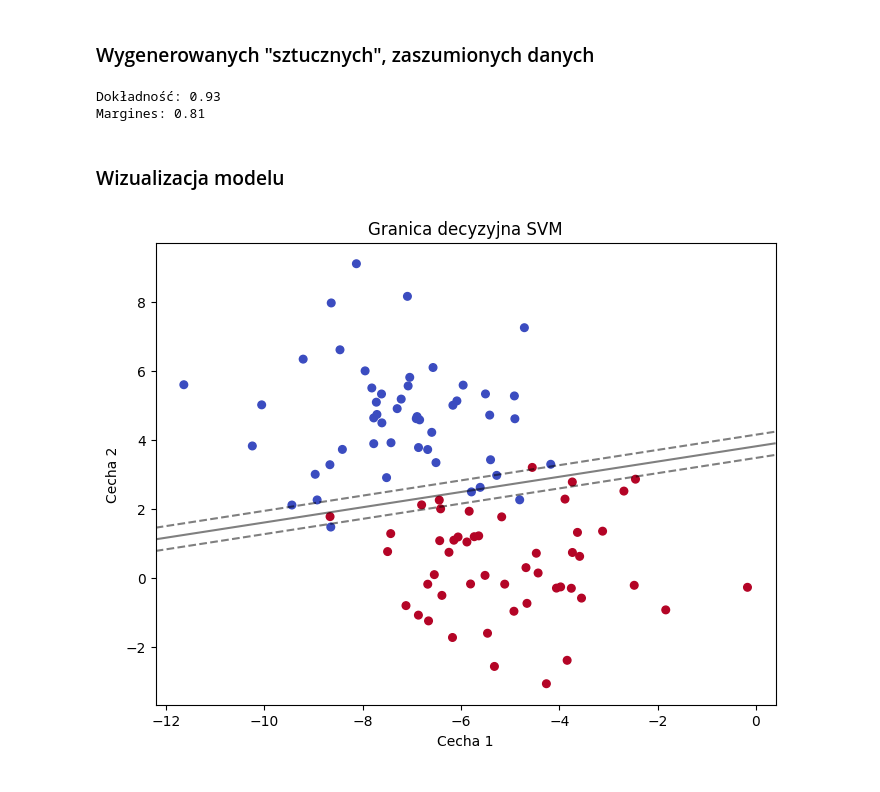
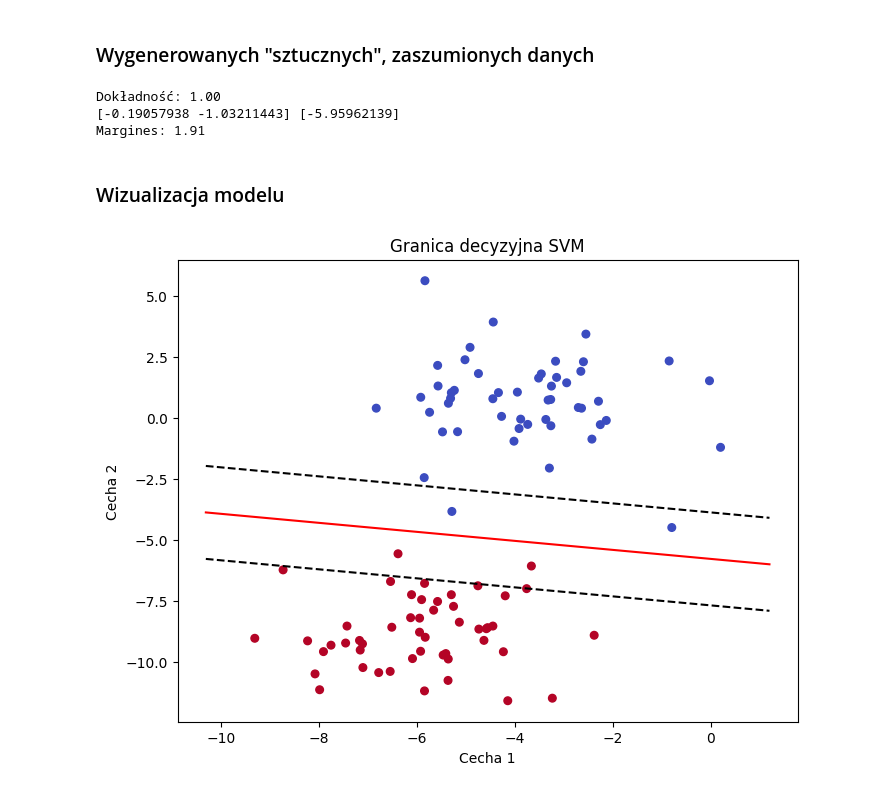
Before and after one commit to November7/AI4Youth, a Jupyter notebook: Spotkanie 3 [27.06.2025]/Modele ML/Wektory nośne.ipynb, the cells around one changed output. Cells and saved outputs as stored; diff of their text form; code cells hidden in the pictures.

```diff
--- a/Spotkanie 3 [27.06.2025]/Modele ML/Wektory nośne.ipynb
+++ b/Spotkanie 3 [27.06.2025]/Modele ML/Wektory nośne.ipynb
@@ -9,50 +9,43 @@ from sklearn import datasets
 from sklearn.svm import SVC
 from sklearn.model_selection import train_test_split
 
-# Generowanie danych: dwie "zaszumione" klasy
-X, y = datasets.make_blobs(n_samples=100, centers=2, random_state=12, cluster_std=1.5)
+X, y = datasets.make_blobs(n_samples=100, centers=2, random_state=17, cluster_std=1.5)
 
 X_train, X_test, y_train, y_test = train_test_split(X, y, test_size=0.3, random_state=42)
 
-# Tworzenie modelu SVM z liniowym jądrem
-c = 10000
-model = SVC(kernel='linear', C=c)
+model = SVC(kernel='linear', C=100)
 model.fit(X_train, y_train)
 
-# Ocena modelu
 accuracy = model.score(X_test, y_test)
 print(f'Dokładność: {accuracy:.2f}')
 
-
-w = model.coef_[0]
+print(w := model.coef_[0], b:=model.intercept_)
 margines = 2 / np.sqrt(np.sum(w ** 2))
 print(f'Margines: {margines:.2f}')
 # %% [output]
-Dokładność: 0.93
-Margines: 0.81
+Dokładność: 1.00
+[-0.19057938 -1.03211443] [-5.95962139]
+Margines: 1.91
 # %% [markdown]
 ### Wizualizacja modelu
 # %%
 plt.figure(figsize=(8,6))
 plt.scatter(X[:,0], X[:,1], c=y, cmap=plt.cm.coolwarm, s=30)
 
-ax = plt.gca()
-xlim = ax.get_xlim()
-ylim = ax.get_ylim()
+x_min, x_max = X[:, 0].min() - 1, X[:, 0].max() + 1
+x_values = np.linspace(x_min, x_max, 100)
+granica = -(w[0] / w[1]) * x_values - b / w[1]
 
-# Siatka
-xx = np.linspace(xlim[0], xlim[1], 30)
-yy = np.linspace(ylim[0], ylim[1], 30)
-YY, XX = np.meshgrid(yy, xx)
-xy = np.vstack([XX.ravel(), YY.ravel()]).T
-Z = model.decision_function(xy).reshape(XX.shape)
+marg_up = granica + margines
+marg_down = granica - margines
 
-# Granica + marginesy
-ax.contour(XX, YY, Z, colors='k', levels=[-margines, 0, margines],
-            alpha=0.5, linestyles=['--', '-', '--'])
+plt.plot(x_values, granica, 'r-')
+plt.plot(x_values, marg_up, 'k--')
+plt.plot(x_values, marg_down, 'k--')
+
 plt.title("Granica decyzyjna SVM")
 plt.xlabel("Cecha 1")
 plt.ylabel("Cecha 2")
 plt.show()
 # %% [output]
-[figure, old version]
+[figure, new version]
```
Also changed, not shown: 1 other file.
